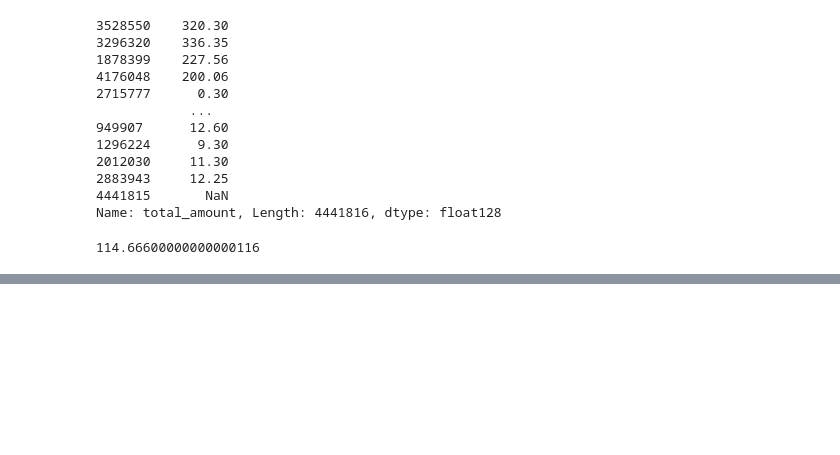
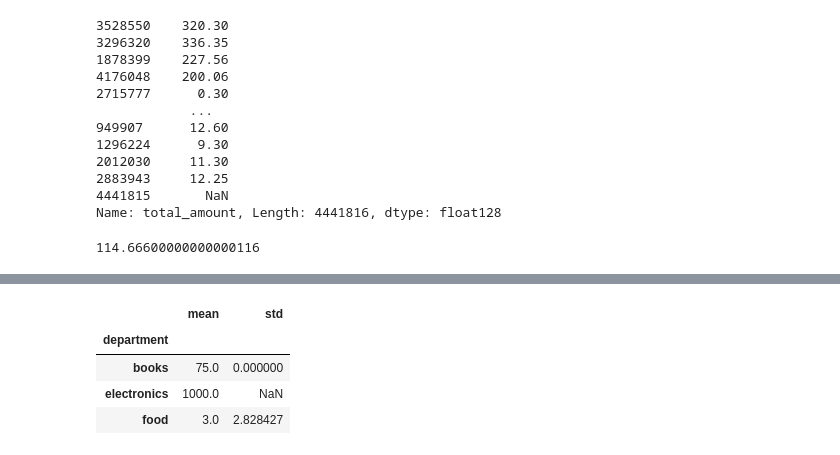
Before and after one commit to mohamed-ssafini/Pandas, a Jupyter notebook: Longest_taxi_rides.ipynb, the cells around one changed output, grey strips where cells are left out. Cells and saved outputs as stored; diff of their text form; code cells hidden in the pictures; blank space fills up the shorter version.

```diff
--- a/Longest_taxi_rides.ipynb
+++ b/Longest_taxi_rides.ipynb
@@ -202,0 +283,8 @@ df.sort_values(['passenger_count', 'trip_distance'],
+# %%
+df.groupby('department')['retail_price'].agg([np.mean, np.std])
+# %% [output]
+|  | mean | std |
+| department |  |  |
+| books | 75.0 | 0.000000 |
+| electronics | 1000.0 | NaN |
+| food | 3.0 | 2.828427 |
```
Also changed, not shown: parts of 9 cells of this notebook.
